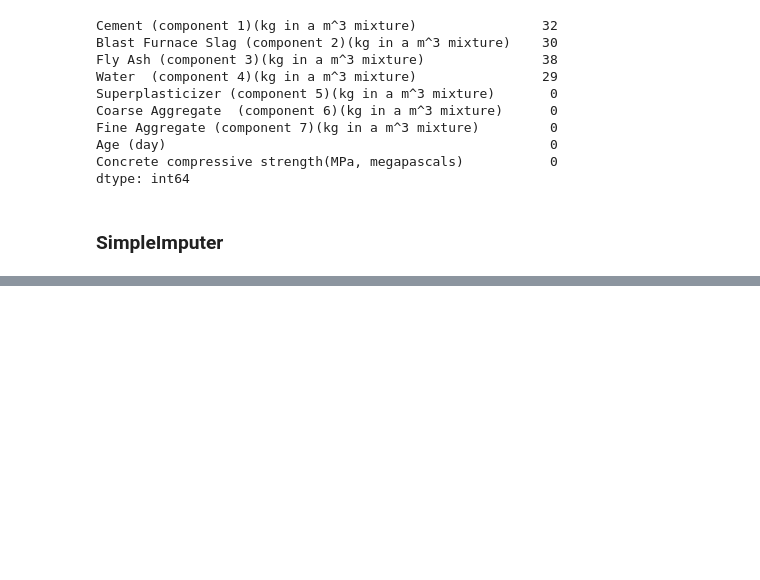
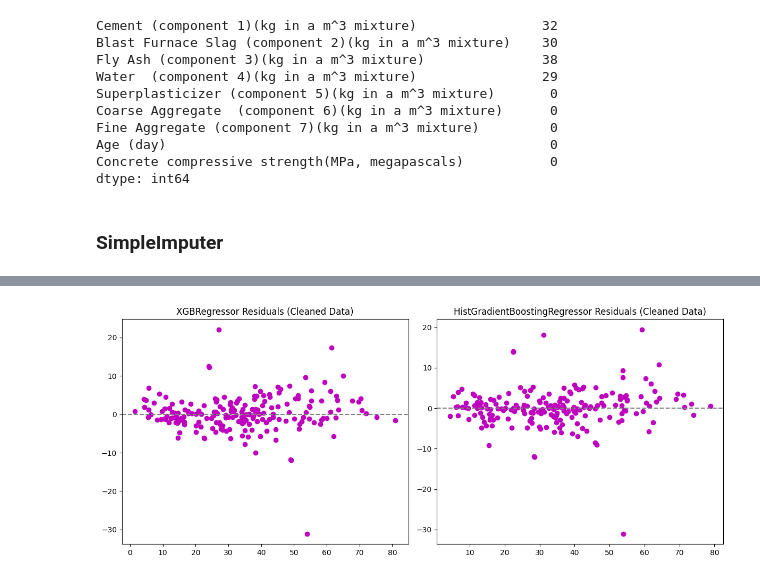
Before and after one commit to Jocund96/Data-to-Design-ML, a Jupyter notebook: S4_Boosting/Week-3/boost_w3.ipynb, the cells around one changed output, grey strips where cells are left out. Saved outputs shown, nothing was run; the diff lists cells and outputs as text; code cells hidden in the pictures; blank space fills up the shorter version.

```diff
--- a/S4_Boosting/Week-3/boost_w3.ipynb
+++ b/S4_Boosting/Week-3/boost_w3.ipynb
@@ -262,0 +198,14 @@ final_metrics_c
+# %%
+fig, axes = plt.subplots(1, 2, figsize=(12, 5))
+axes[0].scatter(Y_pred_c['XGBRegressor'], residual_c['XGBRegressor'], c="m")
+axes[0].set_title("XGBRegressor Residuals (Cleaned Data)")
+axes[0].axhline(0, color='gray', linestyle='--')
+
+axes[1].scatter(Y_pred_c['HistGradientBoostingRegressor'], residual_c['HistGradientBoostingRegressor'], c="m")
+axes[1].set_title("HistGradientBoostingRegressor Residuals (Cleaned Data)")
+axes[1].axhline(0, color='gray', linestyle='--')
+
+plt.tight_layout()
+plt.show()
+# %% [output]
+[figure, added]
```
Also changed, not shown: parts of 71 cells of this notebook, 16 other files.
